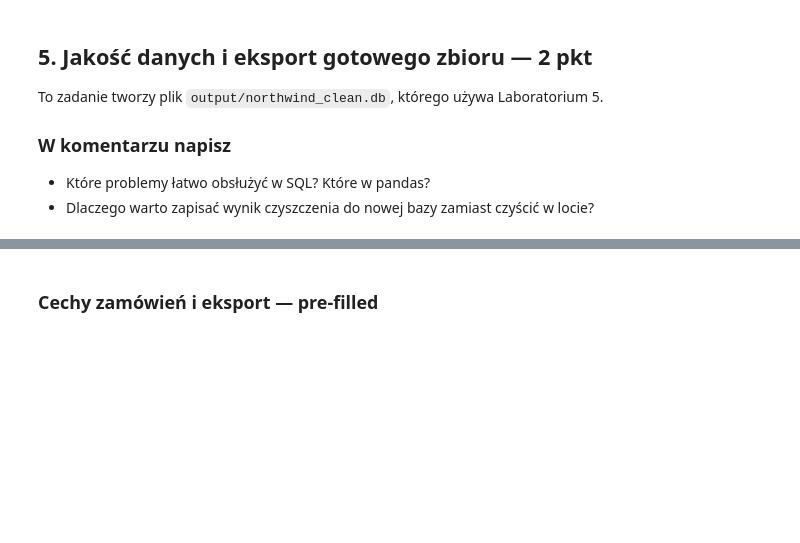
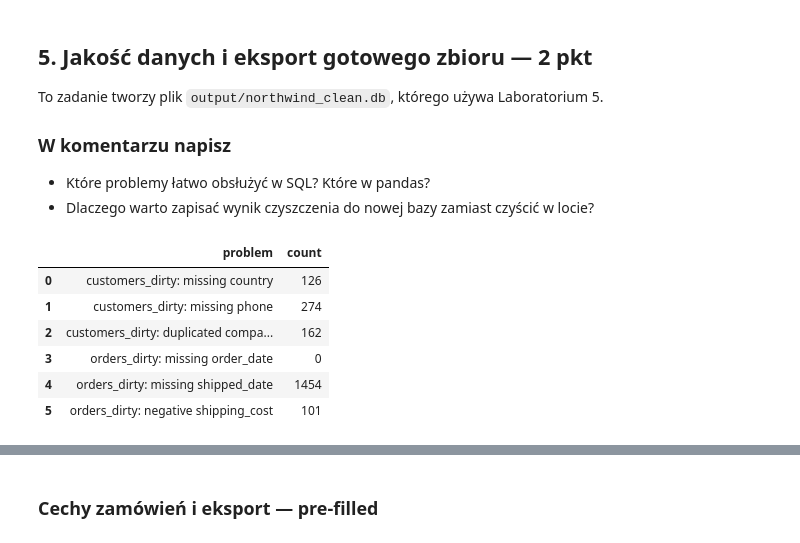
Before and after one commit to closetcaiman/dbids, a Jupyter notebook: labs/lab9/notebooks/notebook.ipynb, the cells around one changed output, grey strips where cells are left out. Saved outputs shown, nothing was run; the diff lists cells and outputs as text; code cells hidden in the pictures; blank space fills up the shorter version.

```diff
--- a/labs/lab9/notebooks/notebook.ipynb
+++ b/labs/lab9/notebooks/notebook.ipynb
@@ -905,31 +1139,39 @@ To zadanie tworzy plik `output/northwind_clean.db`, którego używa Laboratorium
 # %%
 customers_dirty = pd.read_sql_query("SELECT * FROM customers_dirty", conn_sqlite)
 orders_dirty = pd.read_sql_query("SELECT * FROM orders_dirty", conn_sqlite)
 
 # UZUPEŁNIJ: raport jakosci - dla kazdego problemu policz, ile wierszy go ma.
 # Wskazowka: .isna().sum(), .duplicated("kolumna", keep=False).sum(), (kolumna < 0).sum()
 
 quality_report = pd.DataFrame(
     {
         "problem": [
             "customers_dirty: missing country",
             "customers_dirty: missing phone",
             "customers_dirty: duplicated company_name rows",
             "orders_dirty: missing order_date",
             "orders_dirty: missing shipped_date",
             "orders_dirty: negative shipping_cost",
         ],
         "count": [
-            ___,  # <- UZUPEŁNIJ
-            ___,  # <- UZUPEŁNIJ
-            ___,  # <- UZUPEŁNIJ
-            ___,  # <- UZUPEŁNIJ
-            ___,  # <- UZUPEŁNIJ
-            ___,  # <- UZUPEŁNIJ
+            customers_dirty["country"].isna().sum(),
+            customers_dirty["phone"].isna().sum(),
+            customers_dirty.duplicated("company_name", keep=False).sum(),
+            orders_dirty["order_date"].isna().sum(),
+            orders_dirty["shipped_date"].isna().sum(),
+            (orders_dirty["shipping_cost"] < 0).sum(),
         ],
     }
 )
 quality_report
+# %% [output]
+|  | problem | count |
+| 0 | customers_dirty: missing country | 126 |
+| 1 | customers_dirty: missing phone | 274 |
+| 2 | customers_dirty: duplicated compa... | 162 |
+| 3 | orders_dirty: missing order_date | 0 |
+| 4 | orders_dirty: missing shipped_date | 1454 |
+| 5 | orders_dirty: negative shipping_cost | 101 |
 # %%
 # Rozklad krajow - pre-filled, zeby zobaczyc niespojnosci.
 customers_dirty["country"].value_counts(dropna=False).head(25)
```
Also changed, not shown: parts of 46 cells of this notebook, 1 other file.
